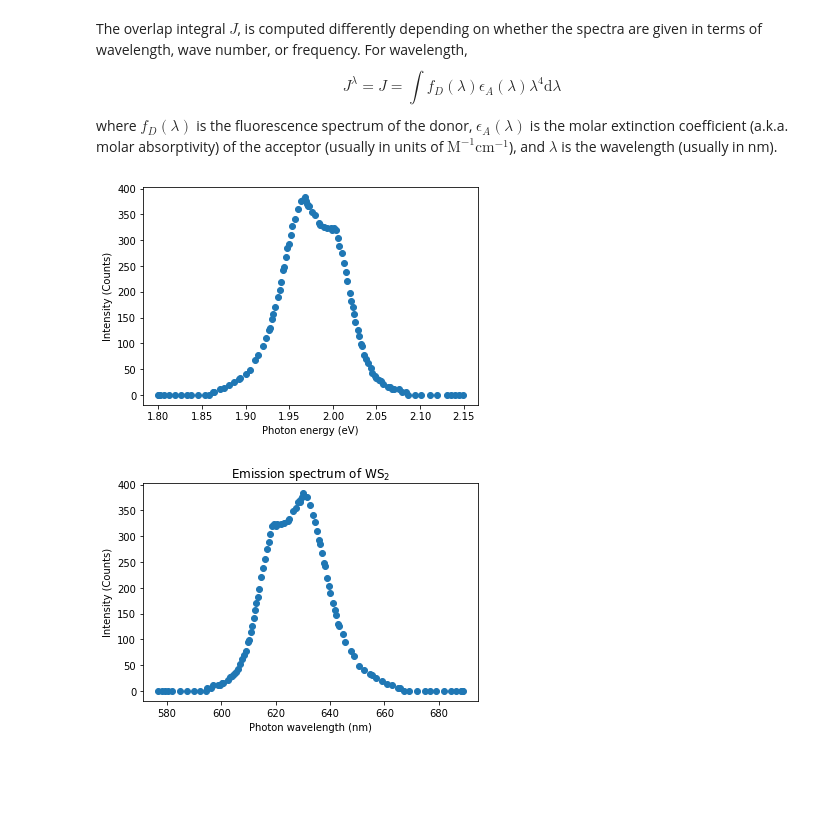
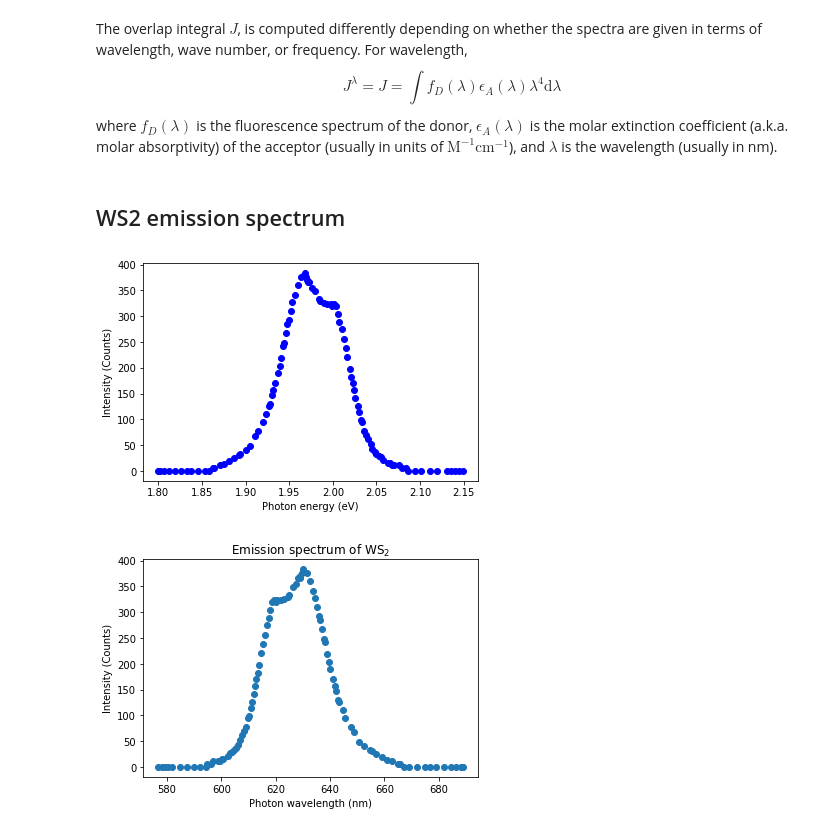
Before and after one commit to nbeaver/ws2-diamond-fret-calculation, a Jupyter notebook: WS2_NV-_center_FRET_estimation.ipynb, the cells around one changed output. Drawn from its saved outputs; the diff is of its cells as text; code cells hidden in the pictures; blank space fills up the shorter version.

```diff
--- a/WS2_NV-_center_FRET_estimation.ipynb
+++ b/WS2_NV-_center_FRET_estimation.ipynb
@@ -46,14 +46,16 @@ import math
 import numpy as np
 import matplotlib.pyplot as plt
 import IPython.display
+# %% [markdown]
+## WS2 emission spectrum
 # %%
 WS2_eV, WS2_intensity, _, _, _, _ = np.loadtxt("WS2_emission.txt", unpack=True)
 plt.clf()
-plt.scatter(WS2_eV, WS2_intensity)
+plt.scatter(WS2_eV, WS2_intensity,color="blue")
 plt.xlabel("Photon energy (eV)")
 plt.ylabel("Intensity (Counts)");
 # %% [output]
-[figure, old version]
+[figure, new version]
 # %%
 hc = 1239.8 # eV nm
 WS2_nm = hc/WS2_eV
```
Also changed, not shown: parts of 12 cells of this notebook.
